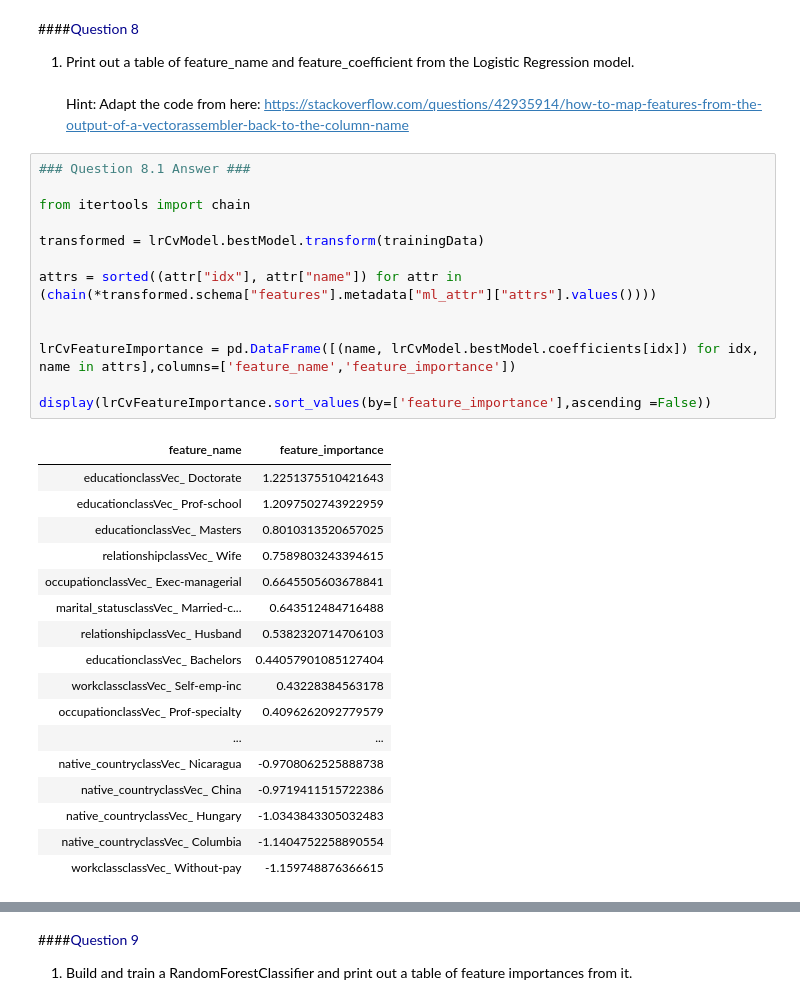
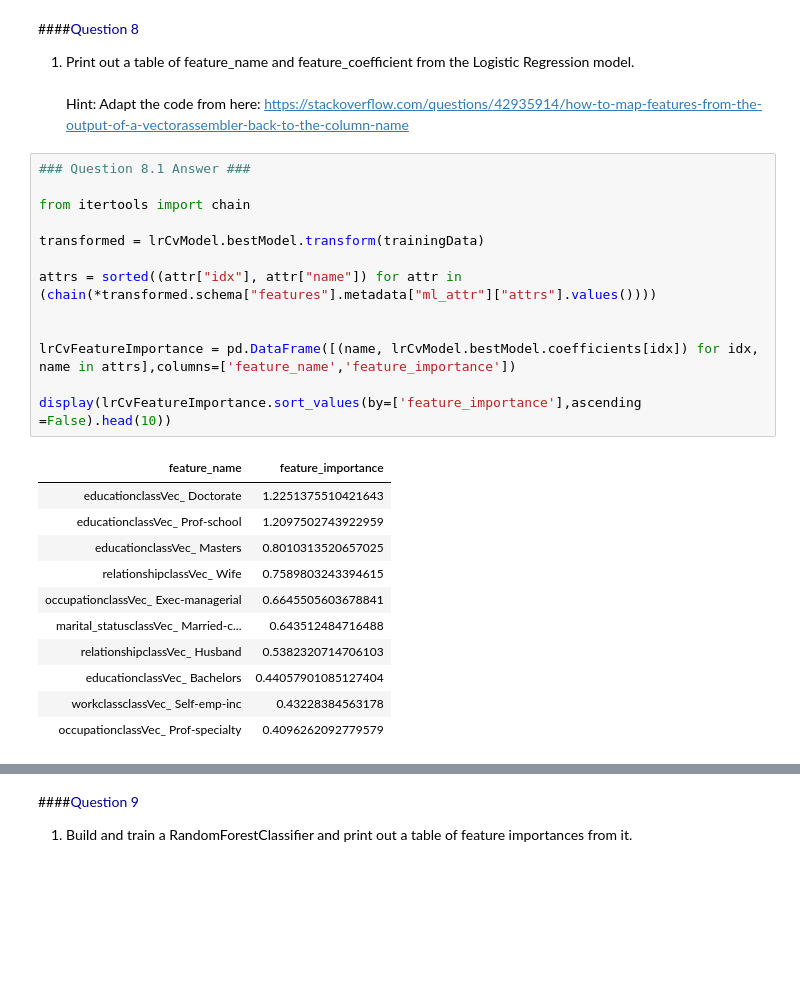
Before and after one commit to sopaturi/Springboard, a Jupyter notebook: Spark/Spark DF, SQL, ML Exercise.ipynb, the cells around one changed output, grey strips where cells are left out. Drawn from its saved outputs; the diff is of its cells as text; blank space fills up the shorter version.

```diff
--- a/Spark/Spark DF, SQL, ML Exercise.ipynb
+++ b/Spark/Spark DF, SQL, ML Exercise.ipynb
@@ -693,34 +673,28 @@ Hint: Adapt the code from here: https://stackoverflow.com/questions/42935914/how
 # %%
 ### Question 8.1 Answer ###
 
 from itertools import chain
 
 transformed = lrCvModel.bestModel.transform(trainingData)
 
 attrs = sorted((attr["idx"], attr["name"]) for attr in (chain(*transformed.schema["features"].metadata["ml_attr"]["attrs"].values())))
 
 
 lrCvFeatureImportance = pd.DataFrame([(name, lrCvModel.bestModel.coefficients[idx]) for idx, name in attrs],columns=['feature_name','feature_importance'])
 
-display(lrCvFeatureImportance.sort_values(by=['feature_importance'],ascending =False))
+display(lrCvFeatureImportance.sort_values(by=['feature_importance'],ascending =False).head(10))
 # %% [output]
 | feature_name | feature_importance |
 | educationclassVec_ Doctorate | 1.2251375510421643 |
 | educationclassVec_ Prof-school | 1.2097502743922959 |
 | educationclassVec_ Masters | 0.8010313520657025 |
 | relationshipclassVec_ Wife | 0.7589803243394615 |
 | occupationclassVec_ Exec-managerial | 0.6645505603678841 |
 | marital_statusclassVec_ Married-c... | 0.643512484716488 |
 | relationshipclassVec_ Husband | 0.5382320714706103 |
 | educationclassVec_ Bachelors | 0.44057901085127404 |
 | workclassclassVec_ Self-emp-inc | 0.43228384563178 |
 | occupationclassVec_ Prof-specialty | 0.4096262092779579 |
-| ... | ... |
-| native_countryclassVec_ Nicaragua | -0.9708062525888738 |
-| native_countryclassVec_ China | -0.9719411515722386 |
-| native_countryclassVec_ Hungary | -1.0343843305032483 |
-| native_countryclassVec_ Columbia | -1.1404752258890554 |
-| workclassclassVec_ Without-pay | -1.159748876366615 |
 # %%
 gbCvFeatureImportance = pd.DataFrame([(name, gbCvModel.bestModel.featureImportances[idx]) for idx, name in attrs],columns=['feature_name','feature_importance'])
 
```
Also changed, not shown: parts of 10 cells of this notebook.
